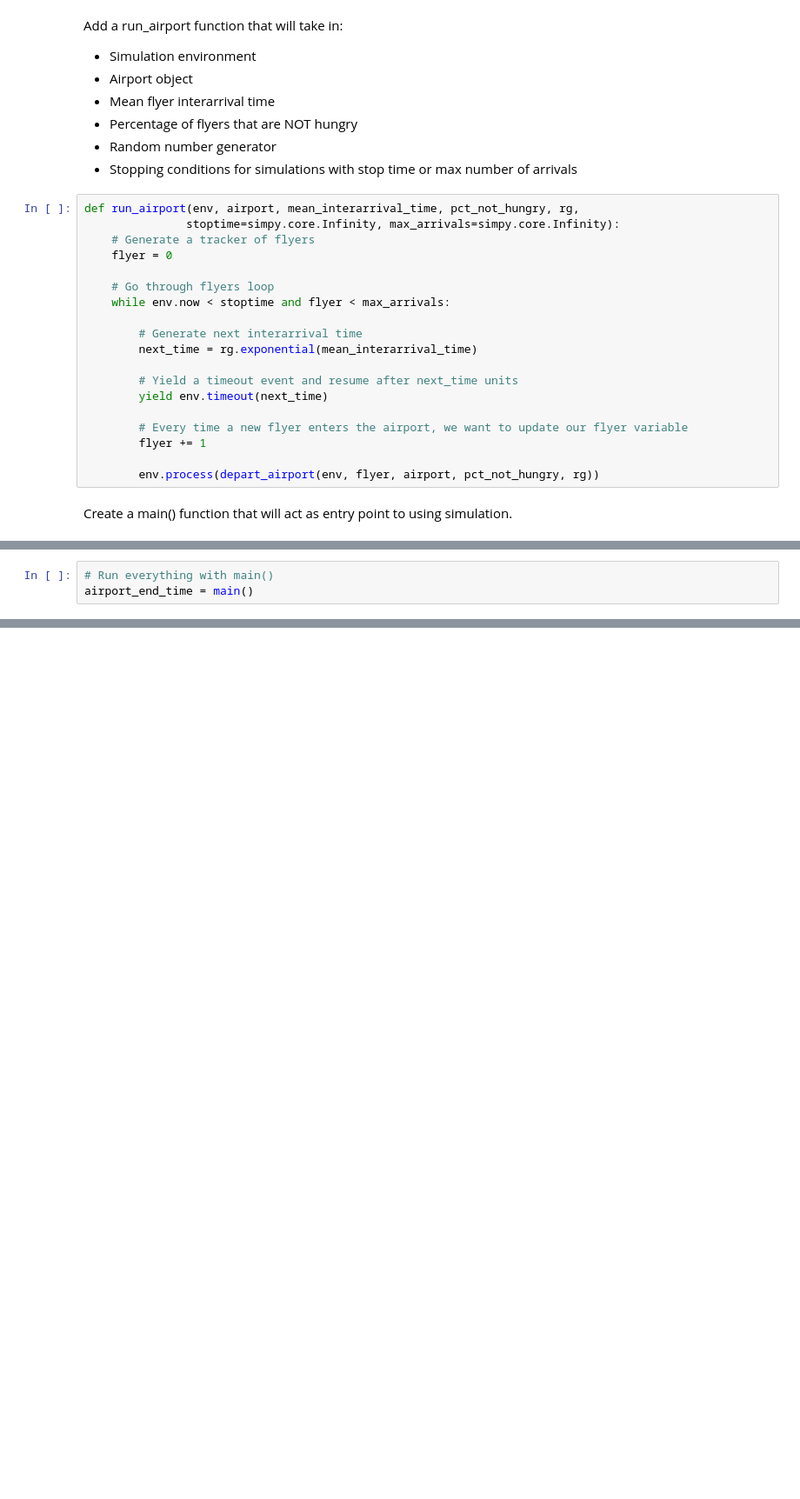
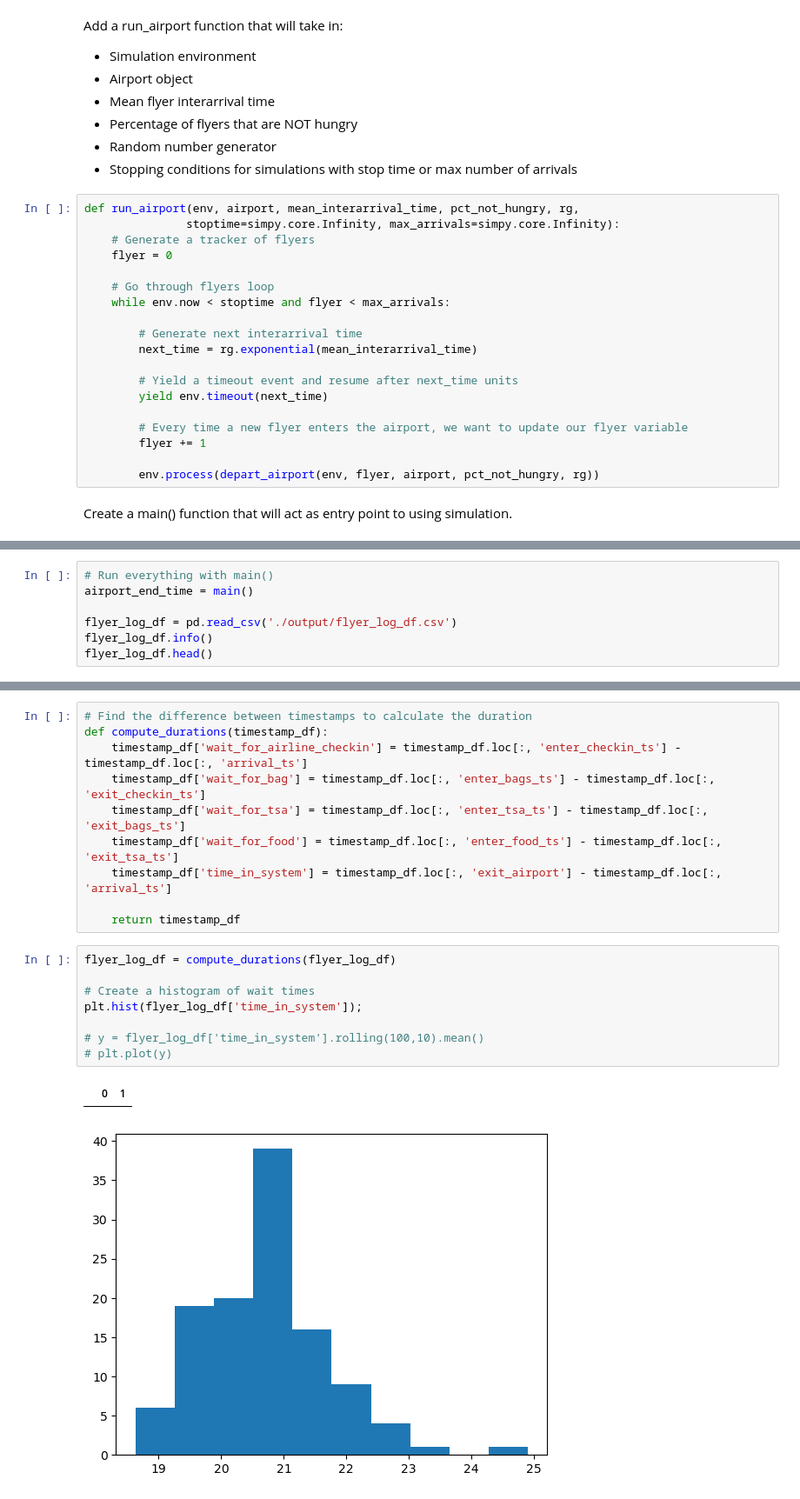
Before and after one commit to ajaygill2020/datascience-hw3, a Jupyter notebook: main_homework_file.ipynb, the cells around one changed output, grey strips where cells are left out. Shown: that part at 87% size. Cells and saved outputs as stored; diff of their text form; blank space fills up the shorter version.

```diff
--- a/main_homework_file.ipynb
+++ b/main_homework_file.ipynb
@@ -465,4 +465,8 @@ def main():
 # %%
 # Run everything with main()
 airport_end_time = main()
+
+flyer_log_df = pd.read_csv('./output/flyer_log_df.csv')
+flyer_log_df.info()
+flyer_log_df.head()
 # %% [output]
@@ -485,0 +498,21 @@ Airport simulation ended at time 586.9459928867301
+# %%
+# Find the difference between timestamps to calculate the duration
+def compute_durations(timestamp_df):
+    timestamp_df['wait_for_airline_checkin'] = timestamp_df.loc[:, 'enter_checkin_ts'] - timestamp_df.loc[:, 'arrival_ts']
+    timestamp_df['wait_for_bag'] = timestamp_df.loc[:, 'enter_bags_ts'] - timestamp_df.loc[:, 'exit_checkin_ts']
+    timestamp_df['wait_for_tsa'] = timestamp_df.loc[:, 'enter_tsa_ts'] - timestamp_df.loc[:, 'exit_bags_ts']
+    timestamp_df['wait_for_food'] = timestamp_df.loc[:, 'enter_food_ts'] - timestamp_df.loc[:, 'exit_tsa_ts']
+    timestamp_df['time_in_system'] = timestamp_df.loc[:, 'exit_airport'] - timestamp_df.loc[:, 'arrival_ts']
+
+    return timestamp_df
+# %%
+flyer_log_df = compute_durations(flyer_log_df)
+
+# Create a histogram of wait times
+plt.hist(flyer_log_df['time_in_system']);
+
+# y = flyer_log_df['time_in_system'].rolling(100,10).mean()
+# plt.plot(y)
+# %% [output]
+|  | 0 | 1 |
+[figure, added]
```
Also changed, not shown: parts of 3 cells of this notebook, 3 other files.
